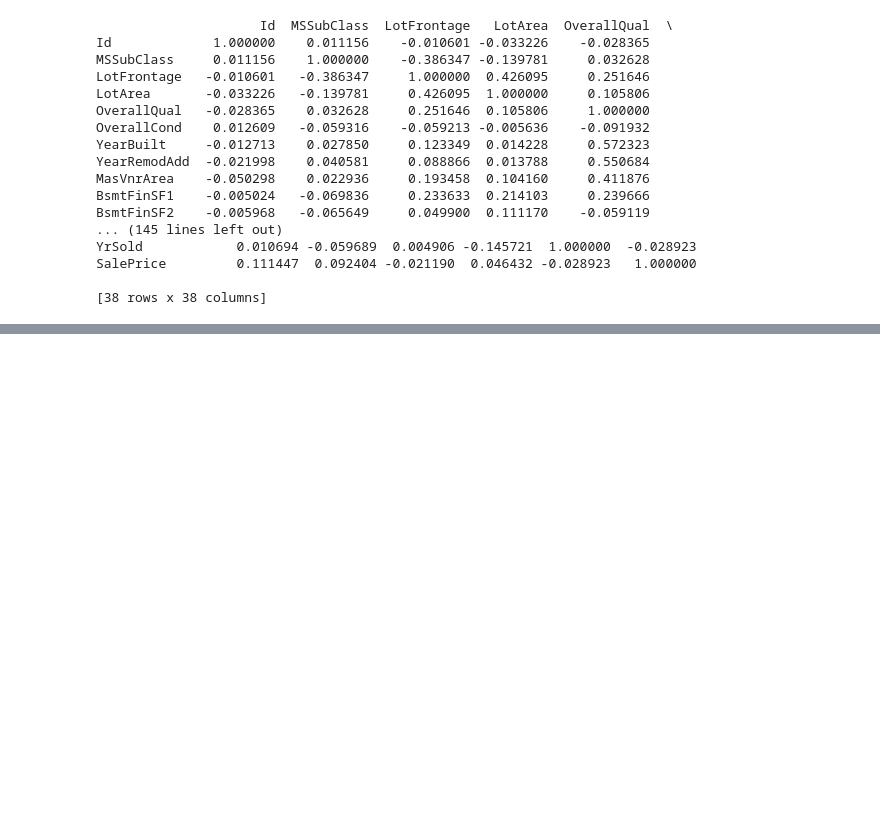
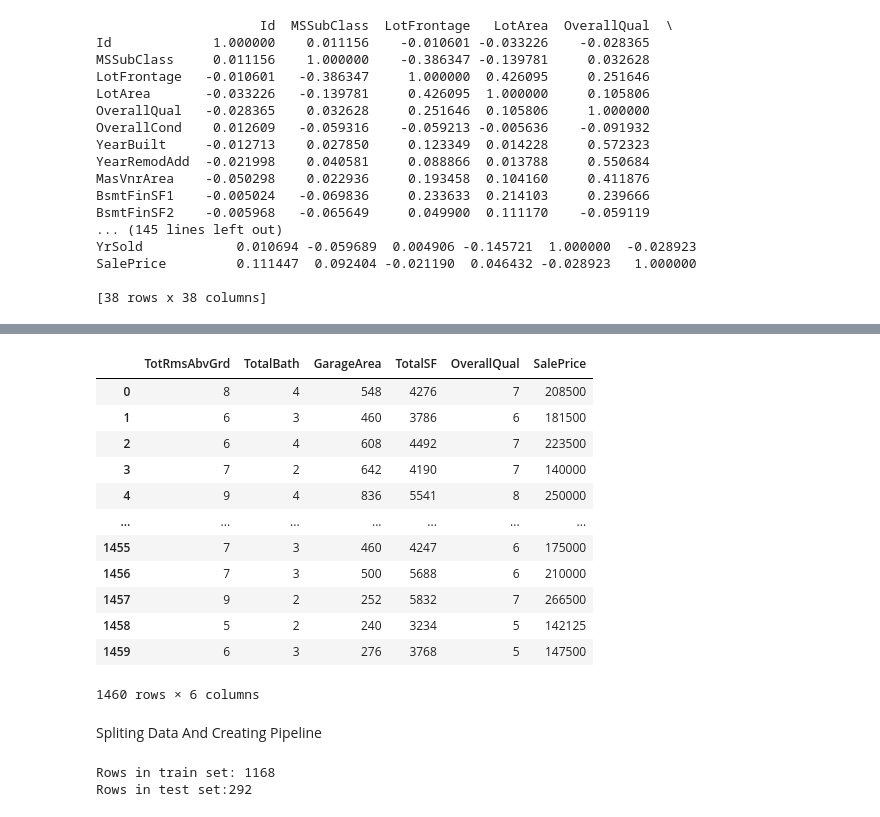
Before and after one commit to Christin-George-SDE/PRODGY_ML_01, a Jupyter notebook: house_price_prediction.ipynb, the cells around one changed output, grey strips where cells are left out. Saved outputs shown, nothing was run; the diff lists cells and outputs as text; code cells hidden in the pictures; blank space fills up the shorter version.

Commit message:
Splited Data

```diff
--- a/house_price_prediction.ipynb
+++ b/house_price_prediction.ipynb
@@ -152,0 +197,28 @@ SalePrice         0.111447  0.092404 -0.021190  0.046432 -0.028923   1.000000
+# %%
+train_df = selected_tr[['TotRmsAbvGrd','TotalBath','GarageArea','TotalSF','OverallQual','SalePrice']]
+# %%
+#printing selected train data
+train_df
+# %% [output]
+|  | TotRmsAbvGrd | TotalBath | GarageArea | TotalSF | OverallQual | SalePrice |
+| 0 | 8 | 4 | 548 | 4276 | 7 | 208500 |
+| 1 | 6 | 3 | 460 | 3786 | 6 | 181500 |
+| 2 | 6 | 4 | 608 | 4492 | 7 | 223500 |
+| 3 | 7 | 2 | 642 | 4190 | 7 | 140000 |
+| 4 | 9 | 4 | 836 | 5541 | 8 | 250000 |
+| ... | ... | ... | ... | ... | ... | ... |
+| 1455 | 7 | 3 | 460 | 4247 | 6 | 175000 |
+| 1456 | 7 | 3 | 500 | 5688 | 6 | 210000 |
+| 1457 | 9 | 2 | 252 | 5832 | 7 | 266500 |
+| 1458 | 5 | 2 | 240 | 3234 | 5 | 142125 |
+| 1459 | 6 | 3 | 276 | 3768 | 5 | 147500 |
+1460 rows × 6 columns
+# %% [markdown]
+Spliting Data And Creating Pipeline
+# %%
+from sklearn.model_selection import train_test_split
+train_set,test_set =train_test_split(train_df,test_size = 0.2,random_state = 42)
+print(f"Rows in train set: {len(train_set)}\nRows in test set:{len(test_set)}\n")
+# %% [output]
+Rows in train set: 1168
+Rows in test set:292
```
Also changed, not shown: parts of 12 cells of this notebook.
